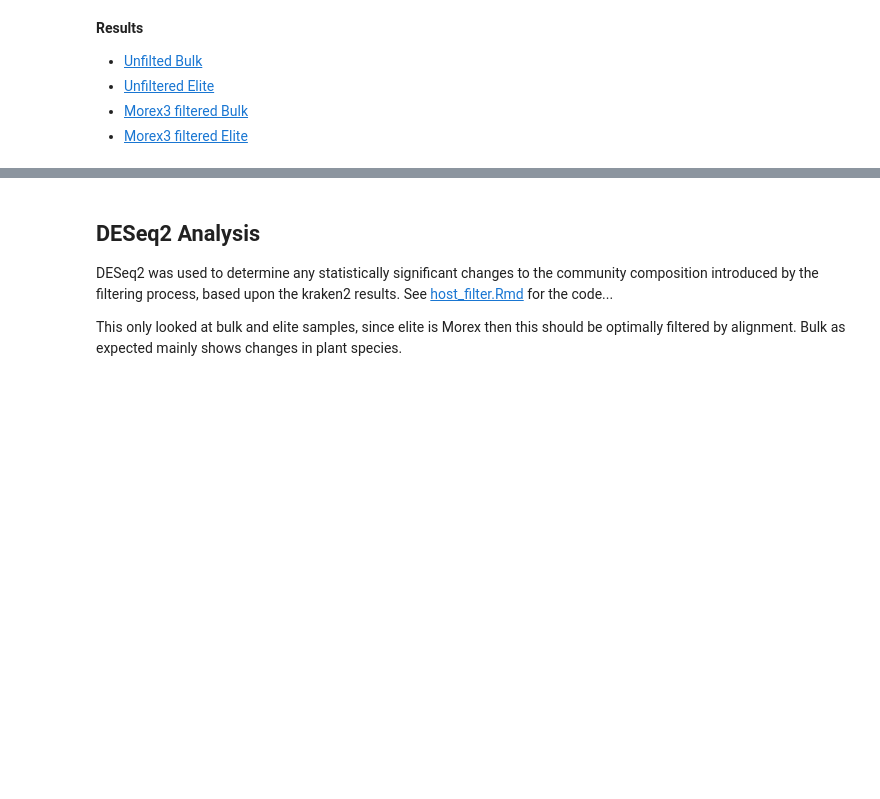
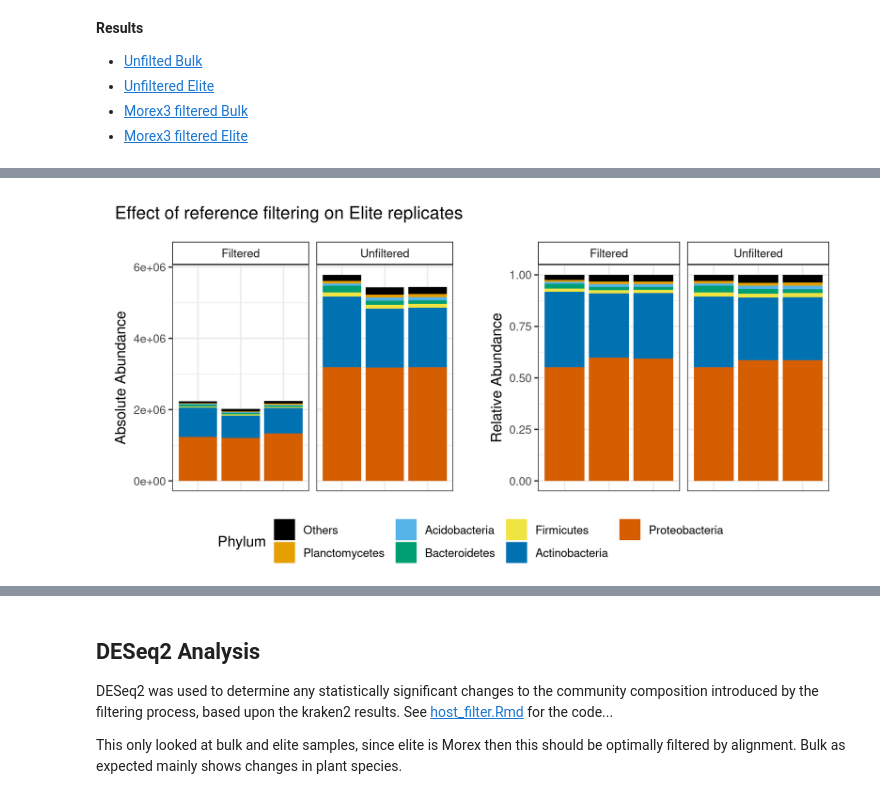
Before and after one commit to jamesabbott/JCA_host_filtering, a Jupyter notebook: host_filter.ipynb, the cells around one changed output, grey strips where cells are left out. Cells and saved outputs as stored; diff of their text form; code cells hidden in the pictures; blank space fills up the shorter version.

Commit message:
Add phyloseq abundance and ordination plots
map.txt required for creating sample sheet in phyloseq object

```diff
--- a/host_filter.ipynb
+++ b/host_filter.ipynb
@@ -187,0 +209,5 @@ __Results__
+# %%
+from IPython.display import Image
+Image(filename='images/abundance.png', width=800)
+# %% [output]
+[figure, added]
```
Also changed, not shown: parts of 8 cells of this notebook, 3 other files.
